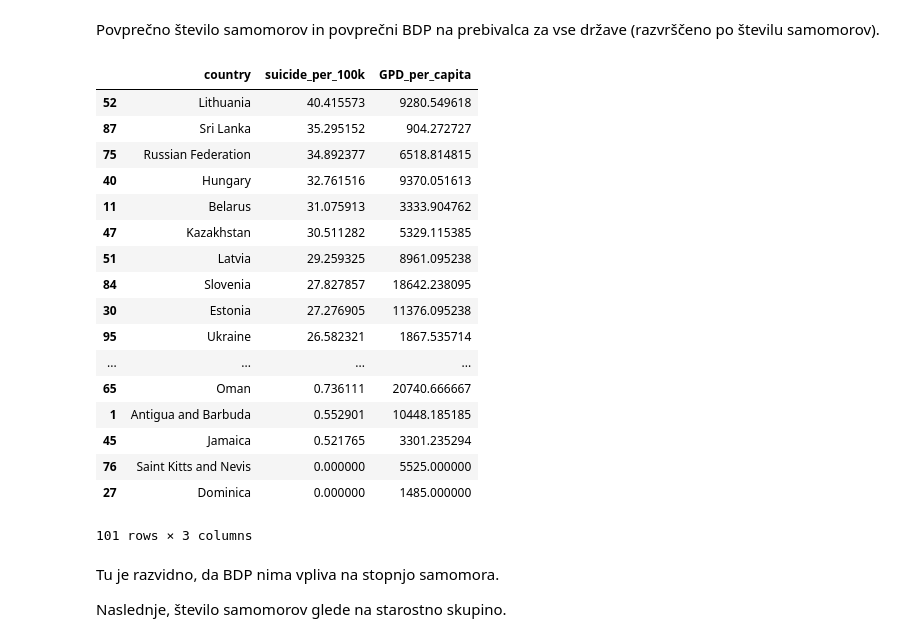
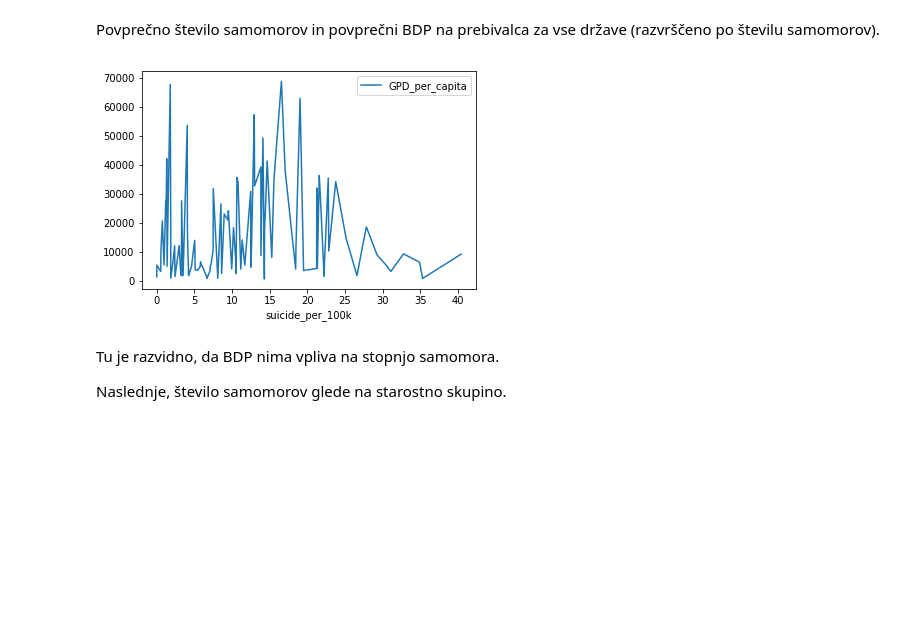
Before and after one commit to np6818/PR19NPZPTK, a Jupyter notebook: project_code.ipynb, the cells around one changed output. Drawn from its saved outputs; the diff is of its cells as text; code cells hidden in the pictures; blank space fills up the shorter version.

```diff
--- a/project_code.ipynb
+++ b/project_code.ipynb
@@ -88,29 +83,20 @@ Povprečno število samomorov in povprečni BDP na prebivalca za vse države (ra
 # %%
 df2 = main[["country", "suicide_per_100k"]]
 df2 = df2.groupby(['country'], as_index=False).mean()
 df3 = main[["country", "GPD_per_capita"]]
 df3 = df3.groupby(['country'], as_index=False).mean()
 df2['GPD_per_capita'] = df3['GPD_per_capita']
-df2.sort_values(by=['suicide_per_100k'], ascending=False)
+df2 = df2[['suicide_per_100k', 'GPD_per_capita']]
+df2 = df2.sort_values(by=['suicide_per_100k'], ascending=False).reset_index(drop=True)
+df2
+
+ax = plt.gca()
+
+df2.plot(kind='line',x='suicide_per_100k',y='GPD_per_capita',ax=ax)
+plt.savefig('images/GPD_and_suicide_rate.png')
+plt.show()
 # %% [output]
-|  | country | suicide_per_100k | GPD_per_capita |
-| 52 | Lithuania | 40.415573 | 9280.549618 |
-| 87 | Sri Lanka | 35.295152 | 904.272727 |
-| 75 | Russian Federation | 34.892377 | 6518.814815 |
-| 40 | Hungary | 32.761516 | 9370.051613 |
-| 11 | Belarus | 31.075913 | 3333.904762 |
-| 47 | Kazakhstan | 30.511282 | 5329.115385 |
-| 51 | Latvia | 29.259325 | 8961.095238 |
-| 84 | Slovenia | 27.827857 | 18642.238095 |
-| 30 | Estonia | 27.276905 | 11376.095238 |
-| 95 | Ukraine | 26.582321 | 1867.535714 |
-| ... | ... | ... | ... |
-| 65 | Oman | 0.736111 | 20740.666667 |
-| 1 | Antigua and Barbuda | 0.552901 | 10448.185185 |
-| 45 | Jamaica | 0.521765 | 3301.235294 |
-| 76 | Saint Kitts and Nevis | 0.000000 | 5525.000000 |
-| 27 | Dominica | 0.000000 | 1485.000000 |
-101 rows × 3 columns
+[figure, added]
 # %% [markdown]
 Tu je razvidno, da BDP nima vpliva na stopnjo samomora.
 
```
Also changed, not shown: parts of 6 cells of this notebook, 6 other files.
